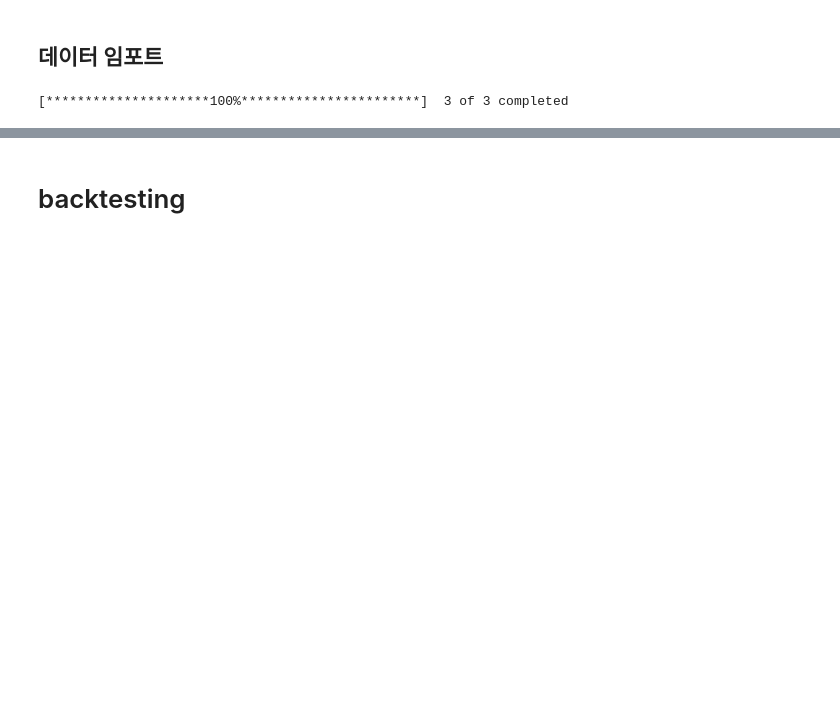
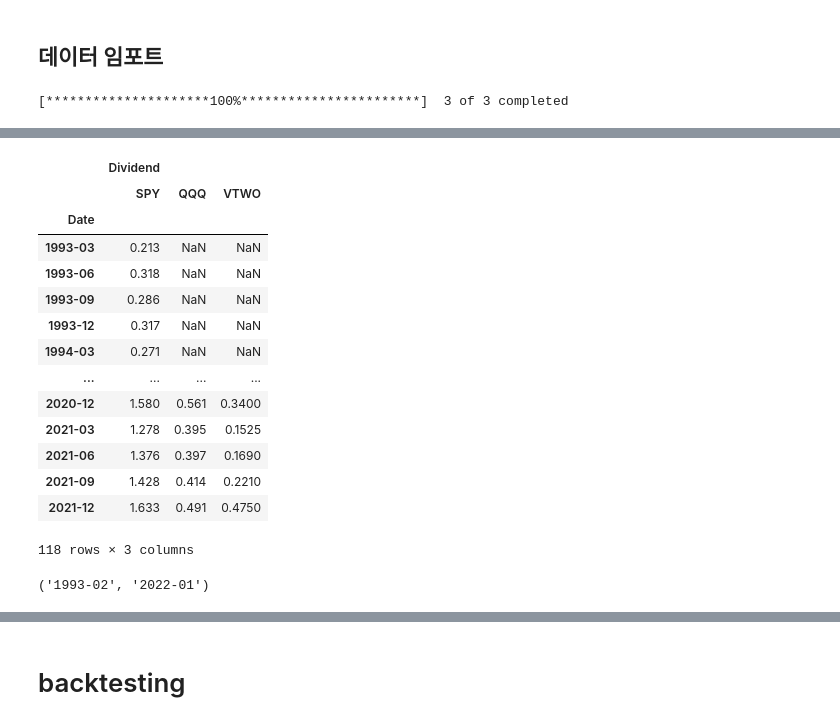
Before and after one commit to JeonHG/momentum-strategies, a Jupyter notebook: absolute_momentum_simulator.ipynb, the cells around one changed output, grey strips where cells are left out. Cells and saved outputs as stored; diff of their text form; code cells hidden in the pictures; blank space fills up the shorter version.

```diff
--- a/absolute_momentum_simulator.ipynb
+++ b/absolute_momentum_simulator.ipynb
@@ -64,4 +68,26 @@ tickers_df = tickers_df.reindex(columns=tickers, level=1)
+# %%
+dividends_df
+# %% [output]
+|  | Dividend |  |  |
+|  | SPY | QQQ | VTWO |
+| Date |  |  |  |
+| 1993-03 | 0.213 | NaN | NaN |
+| 1993-06 | 0.318 | NaN | NaN |
+| 1993-09 | 0.286 | NaN | NaN |
+| 1993-12 | 0.317 | NaN | NaN |
+| 1994-03 | 0.271 | NaN | NaN |
+| ... | ... | ... | ... |
+| 2020-12 | 1.580 | 0.561 | 0.3400 |
+| 2021-03 | 1.278 | 0.395 | 0.1525 |
+| 2021-06 | 1.376 | 0.397 | 0.1690 |
+| 2021-09 | 1.428 | 0.414 | 0.2210 |
+| 2021-12 | 1.633 | 0.491 | 0.4750 |
+118 rows × 3 columns
 # %%
 tickers_df = pd.concat([tickers_df, dividends_df], axis=1)
 # %%
 tickers_df.columns = [["Close"] * len(tickers) + ["Dividend"] * len(tickers), tickers * 2]
+# %%
+tickers_df.index[0], tickers_df.index[-1]
+# %% [output]
+('1993-02', '2022-01')
```
Also changed, not shown: parts of 8 cells of this notebook.
